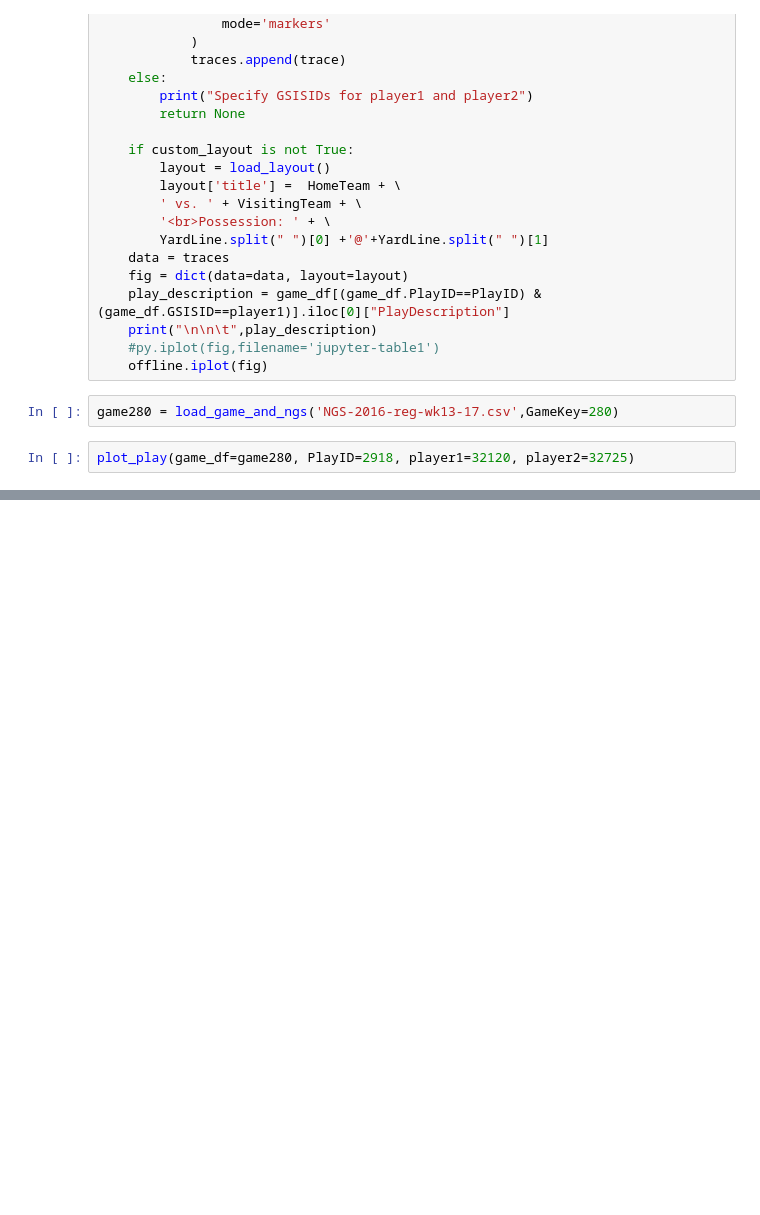
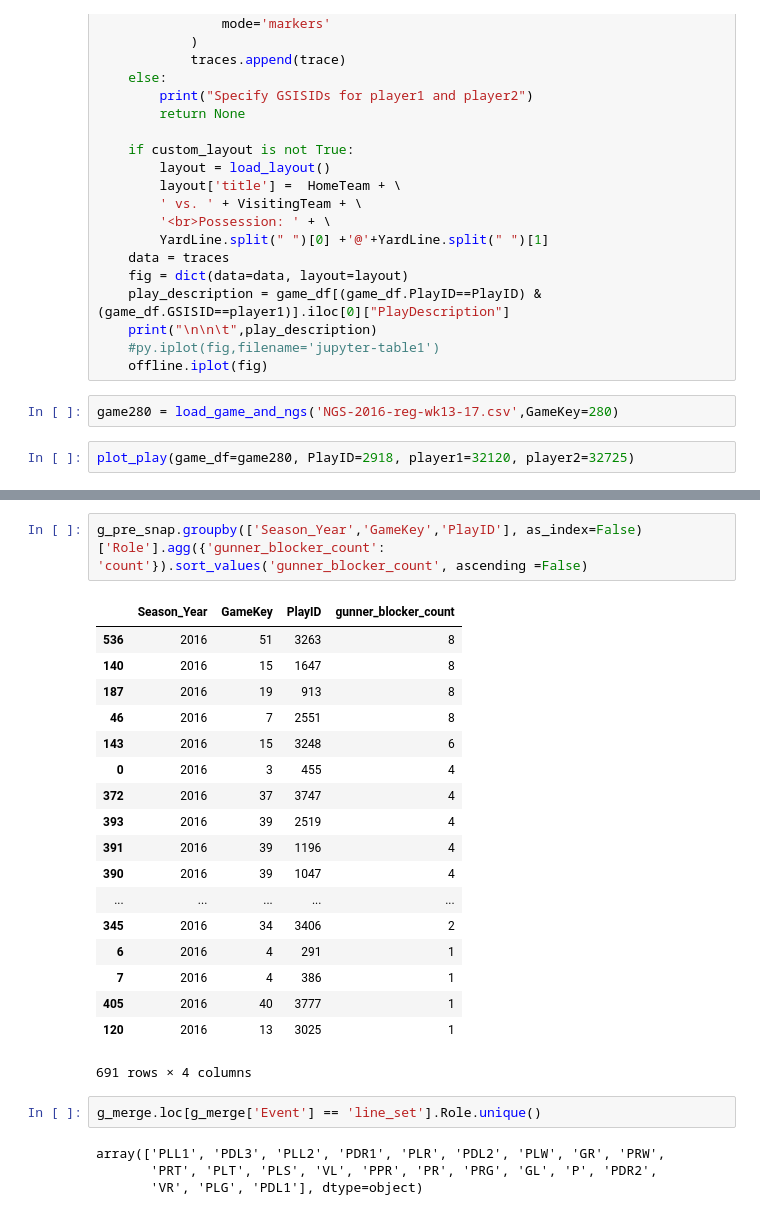
Before and after one commit to mtodisco10/nfl-punt-analytics, a Jupyter notebook: nfl_punt_script.ipynb, the cells around one changed output, grey strips where cells are left out. Saved outputs shown, nothing was run; the diff lists cells and outputs as text; blank space fills up the shorter version.

```diff
--- a/nfl_punt_script.ipynb
+++ b/nfl_punt_script.ipynb
@@ -561,0 +517,27 @@ plot_play(game_df=game280, PlayID=2918, player1=32120, player2=32725)
+# %%
+g_pre_snap.groupby(['Season_Year','GameKey','PlayID'], as_index=False)['Role'].agg({'gunner_blocker_count': 'count'}).sort_values('gunner_blocker_count', ascending =False)
+# %% [output]
+|  | Season_Year | GameKey | PlayID | gunner_blocker_count |
+| 536 | 2016 | 51 | 3263 | 8 |
+| 140 | 2016 | 15 | 1647 | 8 |
+| 187 | 2016 | 19 | 913 | 8 |
+| 46 | 2016 | 7 | 2551 | 8 |
+| 143 | 2016 | 15 | 3248 | 6 |
+| 0 | 2016 | 3 | 455 | 4 |
+| 372 | 2016 | 37 | 3747 | 4 |
+| 393 | 2016 | 39 | 2519 | 4 |
+| 391 | 2016 | 39 | 1196 | 4 |
+| 390 | 2016 | 39 | 1047 | 4 |
+| ... | ... | ... | ... | ... |
+| 345 | 2016 | 34 | 3406 | 2 |
+| 6 | 2016 | 4 | 291 | 1 |
+| 7 | 2016 | 4 | 386 | 1 |
+| 405 | 2016 | 40 | 3777 | 1 |
+| 120 | 2016 | 13 | 3025 | 1 |
+691 rows × 4 columns
+# %%
+g_merge.loc[g_merge['Event'] == 'line_set'].Role.unique()
+# %% [output]
+array(['PLL1', 'PDL3', 'PLL2', 'PDR1', 'PLR', 'PDL2', 'PLW', 'GR', 'PRW',
+       'PRT', 'PLT', 'PLS', 'VL', 'PPR', 'PR', 'PRG', 'GL', 'P', 'PDR2',
+       'VR', 'PLG', 'PDL1'], dtype=object)
```
Also changed, not shown: parts of 62 cells of this notebook.
